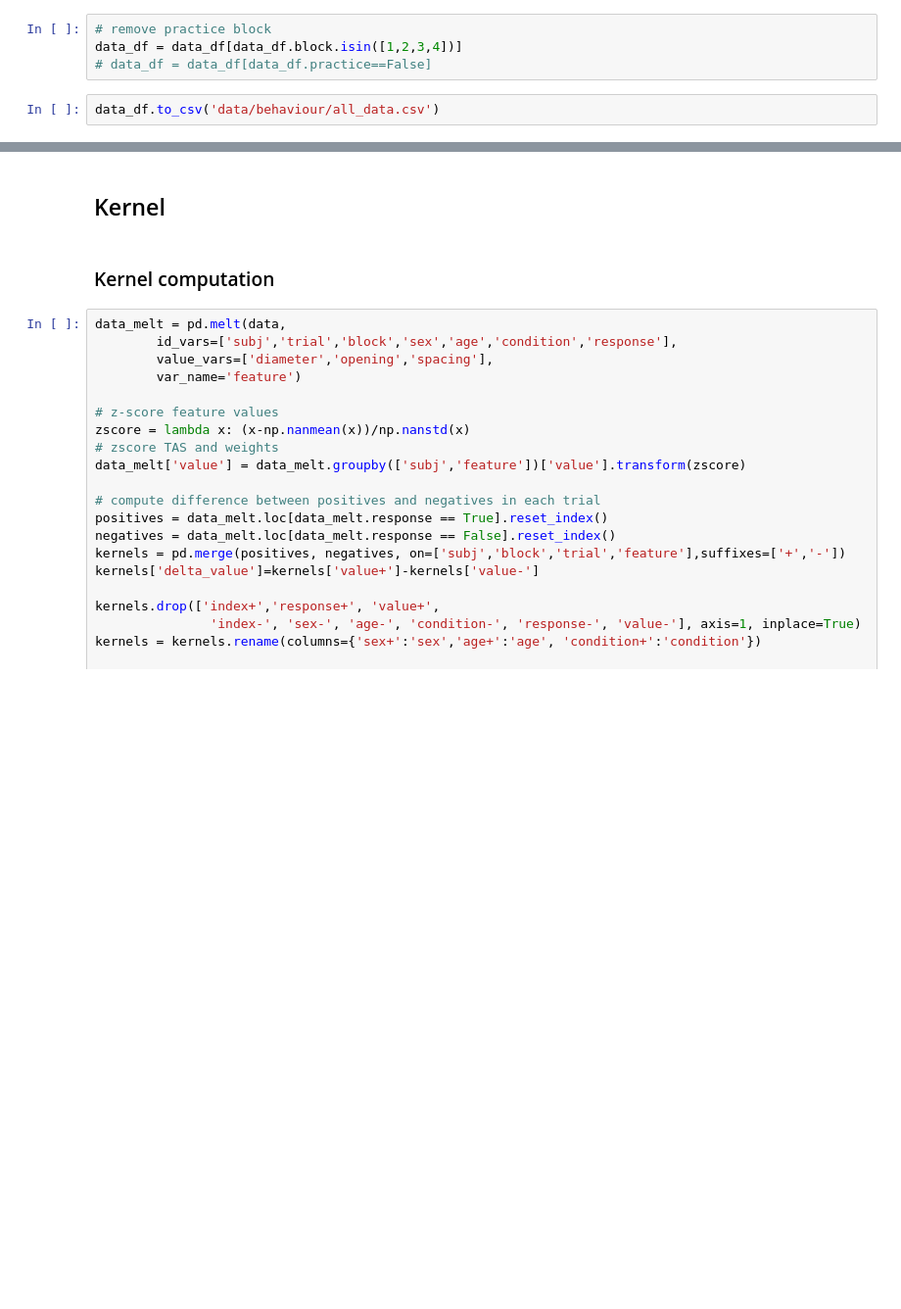
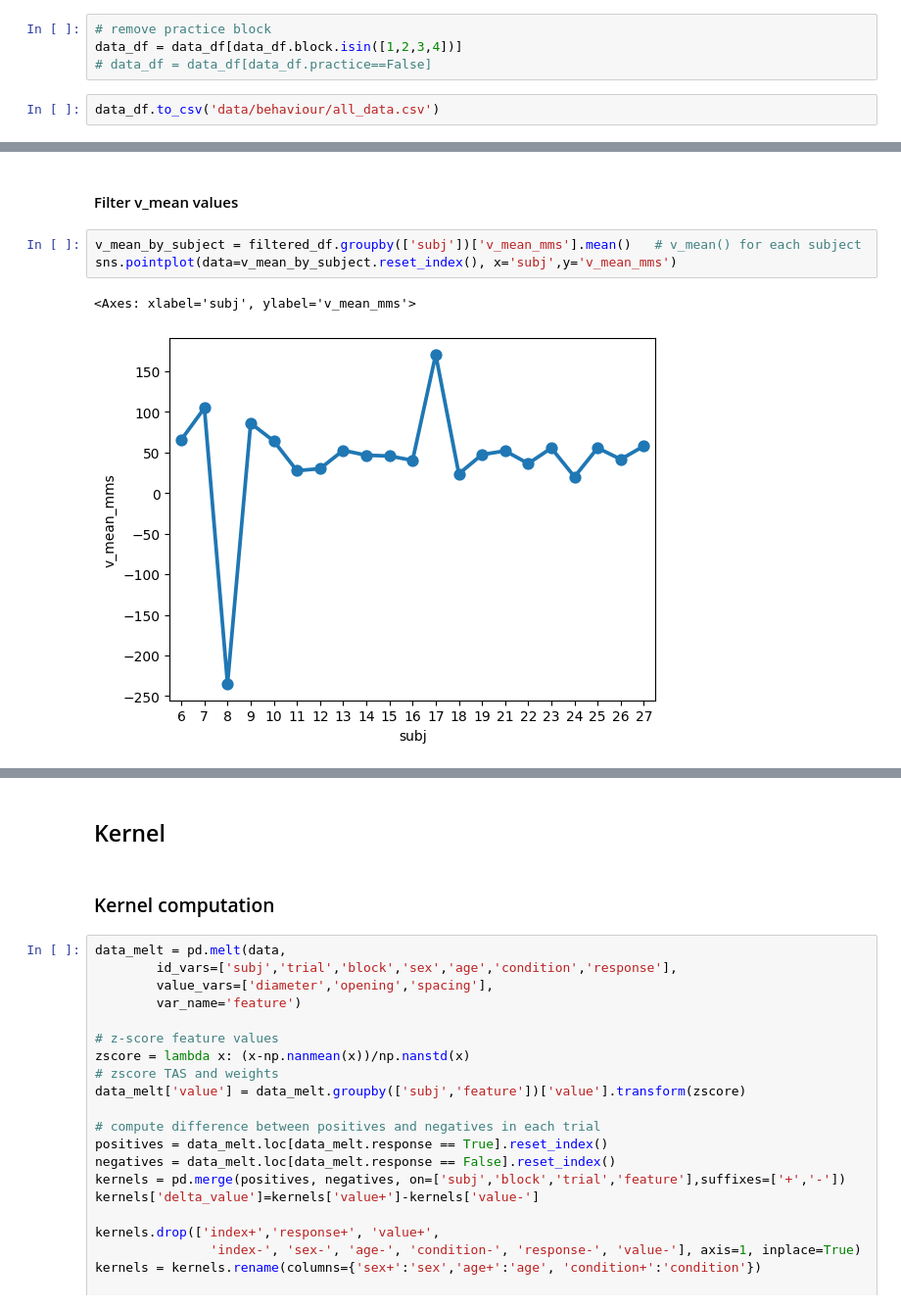
Before and after one commit to neuro-team-femto/revtact, a Jupyter notebook: analysis/analysis_beha_topo.ipynb, the cells around one changed output, grey strips where cells are left out. Shown at 98% size. Drawn from its saved outputs; the diff is of its cells as text; blank space fills up the shorter version.

```diff
--- a/analysis/analysis_beha_topo.ipynb
+++ b/analysis/analysis_beha_topo.ipynb
@@ -116,0 +197,8 @@ _=plt.ylabel('unique texture ids')
+# %% [markdown]
+#### Filter v_mean values
+# %%
+v_mean_by_subject = filtered_df.groupby(['subj'])['v_mean_mms'].mean()   # v_mean() for each subject
+sns.pointplot(data=v_mean_by_subject.reset_index(), x='subj',y='v_mean_mms')
+# %% [output]
+<Axes: xlabel='subj', ylabel='v_mean_mms'>
+[figure, added]
```
Also changed, not shown: parts of 28 cells of this notebook, 2 other files.
